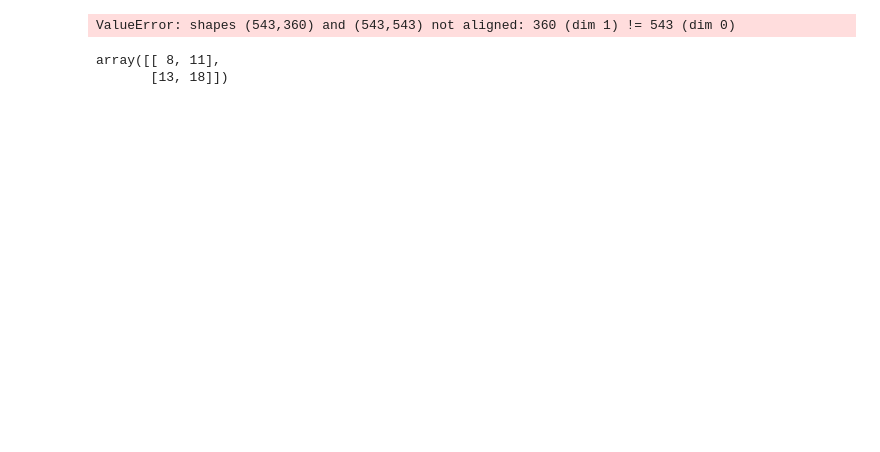
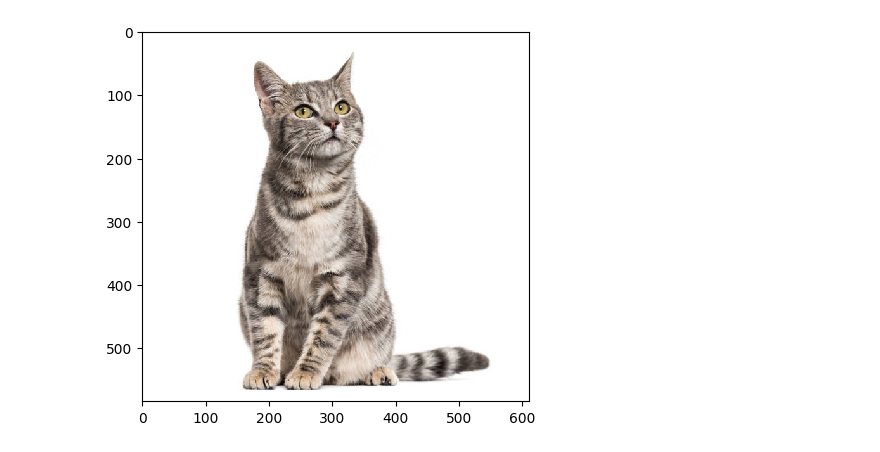
Before and after one commit to VamshiKrishna-1/Image-Compression-using-SVD, a Jupyter notebook: Image compression using SVD.ipynb, the cells around one changed output. Saved outputs shown, nothing was run; the diff lists cells and outputs as text; code cells hidden in the pictures; blank space fills up the shorter version.

```diff
--- a/Image compression using SVD.ipynb
+++ b/Image compression using SVD.ipynb
@@ -47,9 +9,28 @@ D = np.concatenate((np.diag(d), np.zeros((gray_img.shape[1] - len(d), gray_img.s
-# %%
-np.dot(U, np.dot(D, V_T))
-# %% [output]
-ValueError: shapes (543,360) and (543,543) not aligned: 360 (dim 1) != 543 (dim 0)
-# %%
-np.dot([[1,2],[2,3]], [[2,3],[3,4]])
-# %% [output]
-array([[ 8, 11],
-       [13, 18]])
+# %%
+# Loading the image
+
+img = mpimg.imread('image.jpg')
+
+# Normalizing the image pixels to make computation easier
+
+img = img/255
+# %%
+# Function to convert rgb to grayscale
+
+def rgb2gray(rgb):
+    return np.dot(rgb[...,:3], [0.2989, 0.5870, 0.1140])
+
+# Function to plot the image matrix
+
+def plot_img(img, grayscale = False):
+    plt.figure(dpi = 100)
+    if grayscale:
+        img = rgb2gray(img)
+        plt.imshow(img,cmap=plt.get_cmap('gray'), interpolation='none')
+    else:
+        plt.imshow(img, interpolation='none')
+    plt.show()
+# %%
+plot_img(img)
+# %% [output]
+[figure, added]
```
Also changed, not shown: parts of 21 cells of this notebook, 1 other file.
